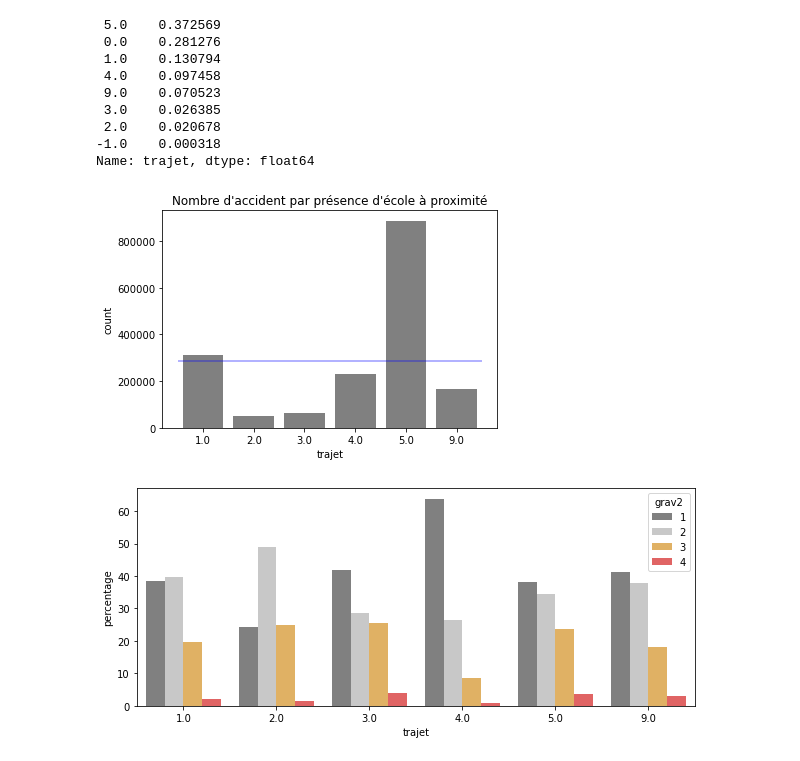
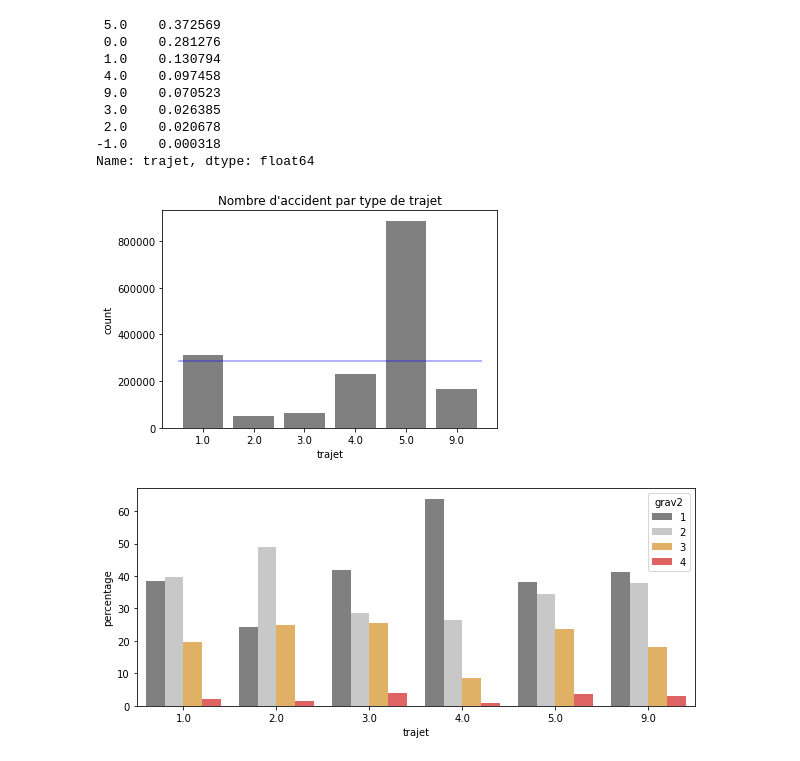
Before and after one commit to YacineHajjiDataScientist/20220814_dsProject, a Jupyter notebook: 20220821_projectDS.ipynb, the cells around one changed output. Saved outputs shown, nothing was run; the diff lists cells and outputs as text; code cells hidden in the pictures.

```diff
--- a/20220821_projectDS.ipynb
+++ b/20220821_projectDS.ipynb
@@ -119,6 +120,12 @@ hourChoices = ["nuit", "heure de pointe", "journee"]
 dfCarac["hourGrp"] = np.select(hourConditions, hourChoices)
 # atm: passer en NA les valeurs -1 et 9 (other) qui sont difficilement interprétables dans un modèle de ML
 dfCarac['atm'] = dfCarac['atm'].replace([-1, 9], [np.nan, np.nan])
+# Date feriée/weekend/feriée ou weekend
+dateFerie = list(map(lambda x: datetime.datetime.strptime(x, '%d/%m/%Y').strftime('%Y-%m-%d'), dfJoursFeriesMetropole['date']))
+dfDateFerie = pd.DataFrame({'dateFerie': dateFerie})
+dfCarac['dateFerie'] = np.where((dfCarac.date.isin(dfDateFerie.dateFerie)), 1, 0)
+dfCarac['dateWeekend'] = np.where((dfCarac.weekday>=5), 1, 0)
+dfCarac['dateFerieAndWeekend'] = np.where((dfCarac.date.isin(dfDateFerie.dateFerie) | (dfCarac.weekday>=5)), 1, 0)
 
 ### dfLieux
 # nbvGrp: 0/1/2/3/4+, avec -1 et 9+ en NA
@@ -162,8 +169,6 @@ dfLieux['surf'] = dfLieux['surf'].replace([-1, 0, 9], [np.nan, np.nan, np.nan])
 # situ: transformation des -1, 0 et 9 en  NA
 dfLieux['situ'] = dfLieux['situ'].replace([-1, 0], [np.nan, np.nan])
 
-
-
 ### dfUsagers
 # Does a gravity of type X exist for an accident
 dfUsagers['grav4exists'] = np.where(dfUsagers.grav2==4, 1, 0)
@@ -171,22 +176,30 @@ dfUsagers['grav3exists'] = np.where(dfUsagers.grav2==3, 1, 0)
 dfUsagers['grav2exists'] = np.where(dfUsagers.grav2==2, 1, 0)
 # Number of pietons in catu variable
 dfUsagers['catu_pieton_exists'] = np.where(((dfUsagers.catu==3) | (dfUsagers.catu==4)), 1, 0)
-# Number of men/women
-dfUsagers['sexe_male_exists'] = np.where((dfUsagers.sexe==1), 1, 0)
-dfUsagers['sexe_female_exists'] = np.where((dfUsagers.sexe==2), 1, 0)
+# Number of men/women conductor
+dfUsagers['sexe_male_conductor_exists'] = np.where(((dfUsagers.sexe==1) & (dfUsagers.catu==1)), 1, 0)
+dfUsagers['sexe_female_conductor_exists'] = np.where(((dfUsagers.sexe==2) & (dfUsagers.catu==1)), 1, 0)
+# Number of conductor going to courses/promenade (3 & 5)
+dfUsagers['trajet_coursesPromenade_conductor_exists'] = np.where((((dfUsagers.trajet==3) & (dfUsagers.catu==1)) |
+                                                           ((dfUsagers.trajet==5) & (dfUsagers.catu==1))), 1, 0)
 # Computeing all variables as 'is there at least one of'
 dfAtLeastOneByAccident = pd.DataFrame({
-                                      # even exists yes/no
+                                      # event exists yes/no by accident
               'Num_Acc':  dfUsagers.groupby('Num_Acc')['grav4exists'].sum().index,
               'gravGrp_23_4': np.where(dfUsagers.groupby('Num_Acc')['grav4exists'].sum()>=1, 1, 0),
               'gravGrp_2_34': np.where(dfUsagers.groupby('Num_Acc')['grav3exists'].sum()>=1, 1, 0),
               'catu_pieton': np.where(dfUsagers.groupby('Num_Acc')['catu_pieton_exists'].sum()>=1, 1, 0),
-              'sexe_male': np.where(dfUsagers.groupby('Num_Acc')['sexe_male_exists'].sum()>=1, 1, 0),
-              'sexe_female': np.where(dfUsagers.groupby('Num_Acc')['sexe_female_exists'].sum()>=1, 1, 0),
+              'sexe_male_conductor': np.where(dfUsagers.groupby('Num_Acc')['sexe_male_conductor_exists'].sum()>=1, 1, 0),
+              'sexe_female_conductor': np.where(dfUsagers.groupby('Num_Acc')['sexe_female_conductor_exists'].sum()>=1, 1, 0),
+              'trajet_coursesPromenade_conductor': np.where(dfUsagers.groupby('Num_Acc')['trajet_coursesPromenade_conductor_exists'].sum()>=1, 1, 0),
 
-                                       # count variables
+                                       # count event variable by accident
               'nb_grav4_by_acc': dfUsagers.groupby('Num_Acc')['grav4exists'].sum(),
               'nb_grav3_by_acc': dfUsagers.groupby('Num_Acc')['grav3exists'].sum(),
               'nb_catu_pieton': dfUsagers.groupby('Num_Acc')['catu_pieton_exists'].sum(),
-              'nb_sexe_male': dfUsagers.groupby('Num_Acc')['sexe_male_exists'].sum(),
-              'nb_sexe_female': dfUsagers.groupby('Num_Acc')['sexe_female_exists'].sum()})
+              'nb_sexe_male_conductor': dfUsagers.groupby('Num_Acc')['sexe_male_conductor_exists'].sum(),
+              'nb_sexe_female_conductor': dfUsagers.groupby('Num_Acc')['sexe_female_conductor_exists'].sum(),
+              'nb_trajet_coursesPromenade_conductor': dfUsagers.groupby('Num_Acc')['trajet_coursesPromenade_conductor_exists'].sum()})
+
+### Change index so there is no ambiguity while merging
+dfAtLeastOneByAccident.index = np.arange(1, len(dfAtLeastOneByAccident) + 1)
@@ -1752,11 +1749,11 @@ dfUsagers.trajet.value_counts(normalize=True)
 Name: trajet, dtype: float64
 # %%
 sns.countplot(x=dfUsagers.trajet[(dfUsagers.trajet>0)], color='grey')
-plt.title("Nombre d'accident par présence d'école à proximité")
+plt.title("Nombre d'accident par type de trajet")
 plt.hlines(y=len(dfUsagers['trajet'][(dfUsagers.trajet>0)])/6, xmin=-0.5, xmax=5.5, color='blue', alpha=0.4);
 # XXX
 # %% [output]
-[figure, old version]
+[figure, new version]
 # %%
 # Initiating dataframe grouped
 dfUsagersGpByTrajet = (dfUsagers[(dfUsagers.trajet>0)].groupby(['trajet'])['grav2']
```
Also changed, not shown: parts of 8 cells of this notebook.
